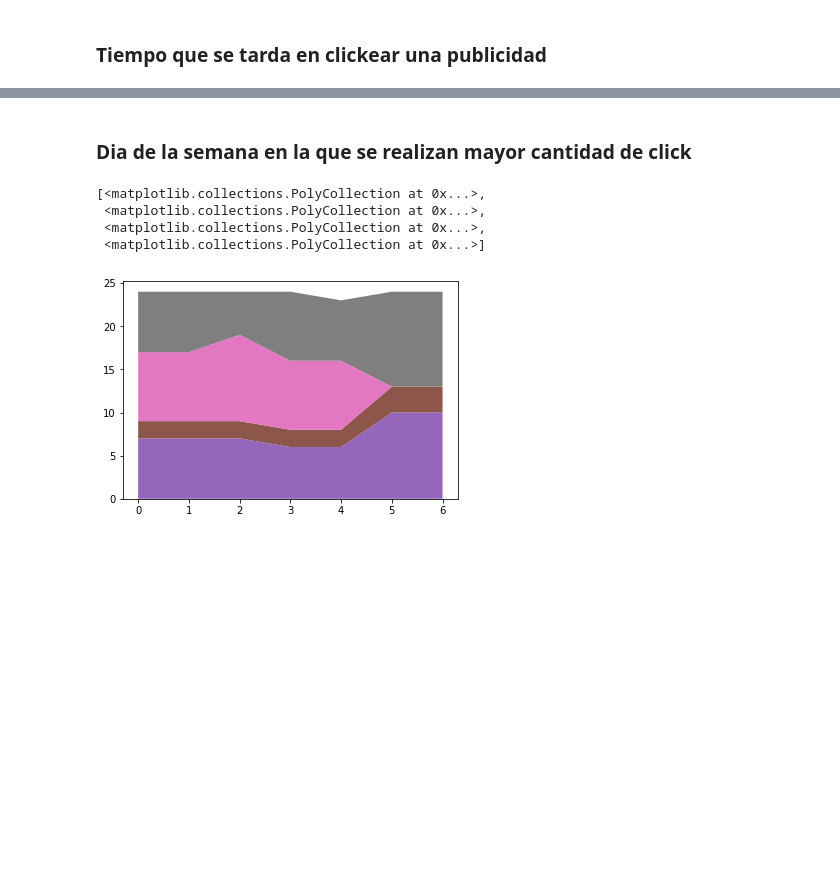
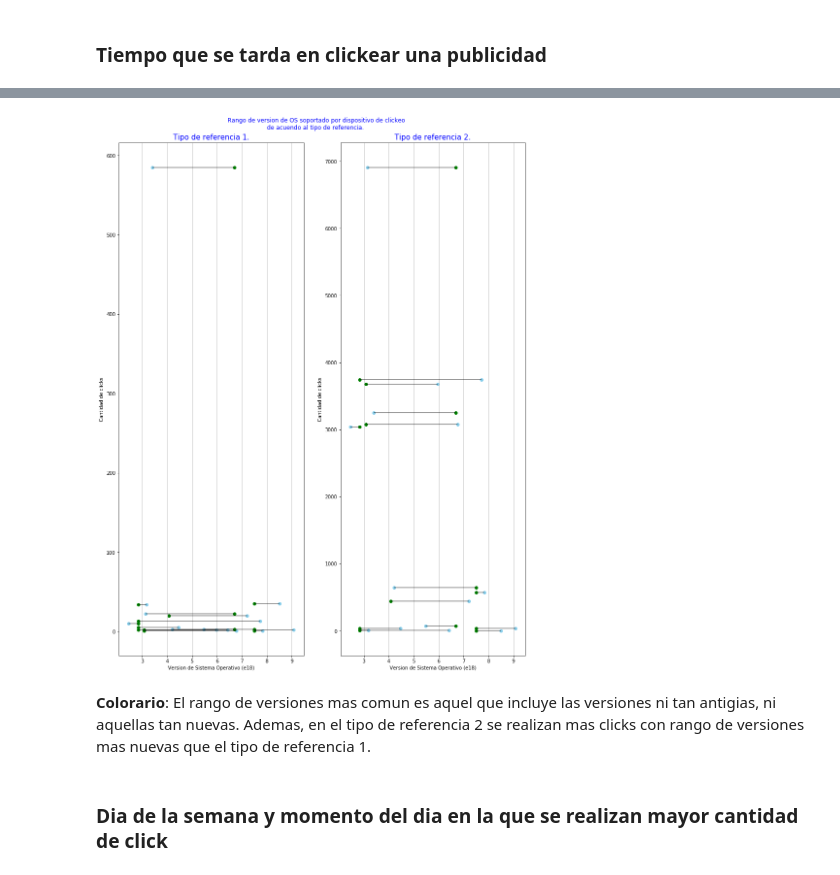
Before and after one commit to freedocx/7506Jampp, a Jupyter notebook: Ani/analisis-exploratorio-jammp.ipynb, the cells around one changed output, grey strips where cells are left out. Cells and saved outputs as stored; diff of their text form; code cells hidden in the pictures; blank space fills up the shorter version.

```diff
--- a/Ani/analisis-exploratorio-jammp.ipynb
+++ b/Ani/analisis-exploratorio-jammp.ipynb
@@ -284,0 +335,3 @@ ax= plt.hist(time, bins= range(60), alpha=0.75)
+# %%
+# Recortamos los datos que vamos a utilizar y quitamos los valores nulos.
+OS_version_clicks = clicks[['ref_type','os_major','os_minor']].dropna()
@@ -284,0 +346,7 @@ ax= plt.hist(time, bins= range(60), alpha=0.75)
+# %%
+# Notamos que hay 4 categories de datos cuando deberian haber 2. Luego quitamos los dos categories con menos datos.
+OS_version_clicks = OS_version_clicks.sort_values('ref_type')
+# %%
+# Dividimos los datos segun ref_tpye (Apple o Google)
+OS_version_ref_1 = OS_version_clicks[:738]
+OS_version_ref_2 = OS_version_clicks[738:26276]
@@ -285,5 +390,42 @@ ax= plt.hist(time, bins= range(60), alpha=0.75)
+# %%
+#Grafico
+
+f, ax= plt.subplots(1,2,figsize=(15, 18))
+
+f.suptitle(" Rango de version de OS soportado por dispositivo de clickeo\nde acuendo al tipo de referencia.", fontdict={'color':'b','size': 20})
+f.subplots_adjust(top=0.94)
+
+#Subplot 1
+
+ax[0].grid(True, axis='x',  linestyle='-')
+
+ax[0].hlines(y=my_range1, xmin=xmin1, xmax=xmax1, color='k', alpha=0.4, linewidth=2)
+ax[0].scatter(xmin1, my_range1, color='skyblue', label='OS menor')
+ax[0].scatter(xmax1, my_range1, color='green' , label='OS mayor')
+
+ax[0].set_title("Tipo de referencia 1.", fontdict={'color':'b','size': 15},)
+ax[0].set_xlabel('Version de Sistema Operativo (e18)')
+ax[0].set_ylabel('Cantidad de clicks')
+
+
+#Subplot 2
+
+ax[1].grid(True, axis='x',  linestyle='-')
+
+ax[1].hlines(y=my_range2, xmin=xmin2, xmax=xmax2, color='k', alpha=0.4, linewidth=2)
+ax[1].scatter(xmin2, my_range2, color='skyblue', label='OS menor')
+ax[1].scatter(xmax2, my_range2, color='green' , label='OS mayor')
+
+ax[1].set_title("Tipo de referencia 2.", fontdict={'color':'b','size': 15})
+ax[1].set_xlabel('Version de Sistema Operativo (e18)')
+ax = ax[1].set_ylabel('Cantidad de clicks')
+# %% [output]
+[figure, added]
+# %% [markdown]
+**Colorario**:
+El rango de versiones mas comun es aquel que incluye las versiones ni tan antigias, ni aquellas tan nuevas. Ademas, en el tipo de referencia 2 se realizan mas clicks con rango de versiones mas nuevas que el tipo de referencia 1.
 # %% [markdown]
-### Dia de la semana en la que se realizan mayor cantidad de click
+### Dia de la semana y momento del dia en la que se realizan mayor cantidad de click
 # %%
 # Función para convertir fecha a día de la semana.
 def fecha_a_dia(fecha):
@@ -297,29 +437,0 @@ weekdays = clicks['weekday'].sort_index()
-# %%
-weekdays_labels = ['Domingo','Lunes','Martes','Miercoles','Jueves','Viernes','Sabado']
-
-'''plt.style.use('fivethirtyeight')
-fig, ax = plt.subplots()
-ax.plot(clicks['weekday'].value_counts())
-
-ax.set_xlabel('day of the week')
-plt.xticks(labels = weekdays_labels)
-ax.set_ylabel('clicks')'''
-days = [0,1,2,3,4,5,6]
-
-eating = [2,2,2,2,2,3,3]
-sleeping= [7,7,7,6,6,10,10]
-working= [8,8,10,8,8,0,0]
-playing = [7,7,5,8,7,11,11]
-
-plt.plot([ ], [ ], label='sleeping')
-plt.plot([ ], [ ], label='’eating’')
-plt.plot([ ], [ ],  label='’working’')
-plt.plot([ ], [ ], label='’playing’')
-
-plt.stackplot(days, sleeping, eating, working, playing)
-# %% [output]
-[<matplotlib.collections.PolyCollection at 0x...>,
- <matplotlib.collections.PolyCollection at 0x...>,
- <matplotlib.collections.PolyCollection at 0x...>,
- <matplotlib.collections.PolyCollection at 0x...>]
-[figure, removed]
```
Also changed, not shown: parts of 30 cells of this notebook.
